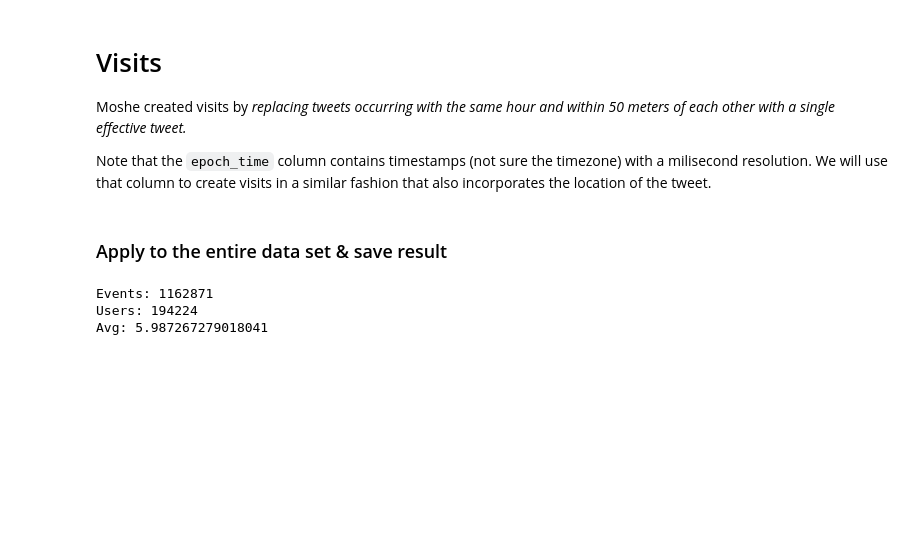
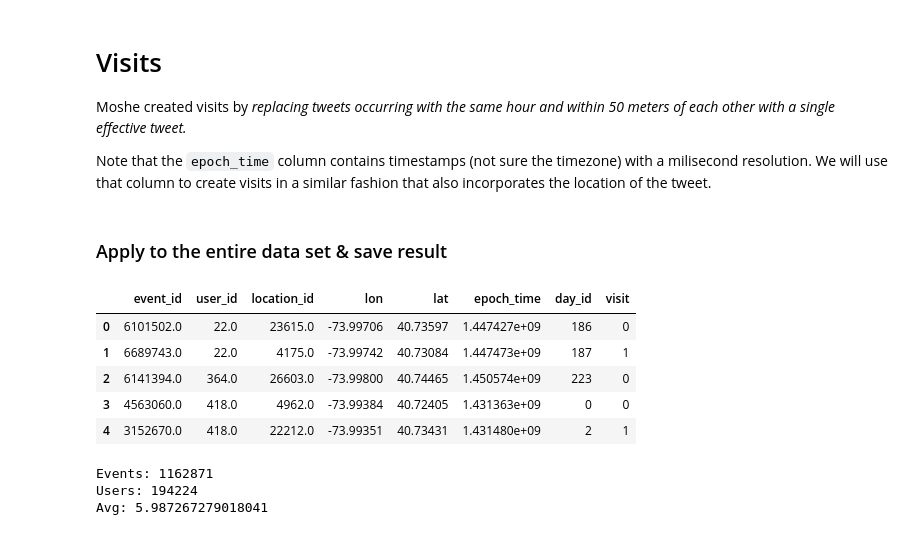
Before and after one commit to galbraic/spatial-assocr, a Jupyter notebook: notebooks/new-york.ipynb, the cells around one changed output. Drawn from its saved outputs; the diff is of its cells as text; code cells hidden in the pictures; blank space fills up the shorter version.

```diff
--- a/notebooks/new-york.ipynb
+++ b/notebooks/new-york.ipynb
@@ -101,8 +101,17 @@ def set_visits(df):
 # %%
 # data = data.groupby('user_id').apply(set_visits)
 # data.to_csv(os.path.join(directory, "visits_no_filter.csv"), index=False)
 
 # pop_deduped = data.drop_duplicates(['user_id', 'location_id', 'visit'])
+pop_deduped = pd.read_csv(os.path.join(directory, "visits_no_filter.csv"))
+pop_deduped.head()
+# %% [output]
+|  | event_id | user_id | location_id | lon | lat | epoch_time | day_id | visit |
+| 0 | 6101502.0 | 22.0 | 23615.0 | -73.99706 | 40.73597 | 1.447427e+09 | 186 | 0 |
+| 1 | 6689743.0 | 22.0 | 4175.0 | -73.99742 | 40.73084 | 1.447473e+09 | 187 | 1 |
+| 2 | 6141394.0 | 364.0 | 26603.0 | -73.99800 | 40.74465 | 1.450574e+09 | 223 | 0 |
+| 3 | 4563060.0 | 418.0 | 4962.0 | -73.99384 | 40.72405 | 1.431363e+09 | 0 | 0 |
+| 4 | 3152670.0 | 418.0 | 22212.0 | -73.99351 | 40.73431 | 1.431480e+09 | 2 | 1 |
 # %%
 # RAW DATA COUNTS
 data = pd.read_csv(os.path.join(directory, "visits_no_filter.csv"))
```
Also changed, not shown: parts of 2 cells of this notebook, 6 other files.
